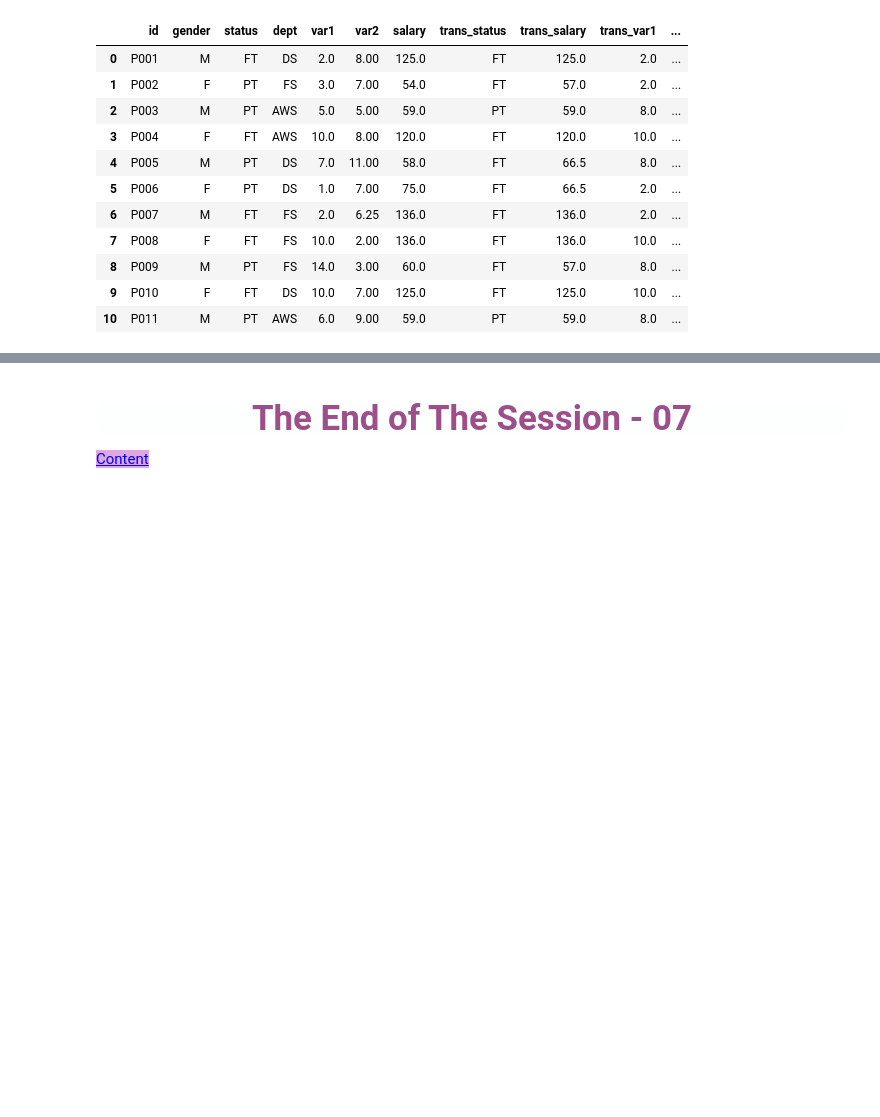
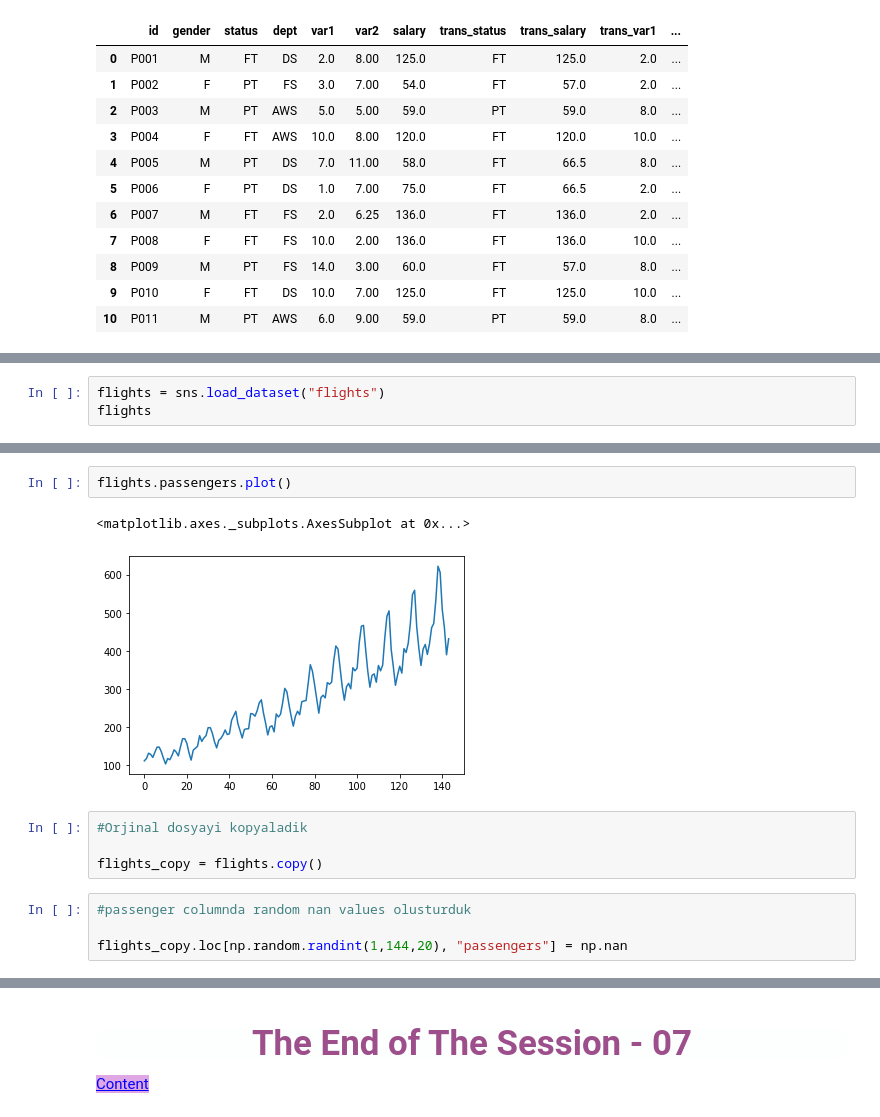
Before and after one commit to tadanur/Python-Assignments, a Jupyter notebook: DAwPy_S7_(Handling_with_Missing_Values)_student.ipynb, the cells around one changed output, grey strips where cells are left out. Drawn from its saved outputs; the diff is of its cells as text; blank space fills up the shorter version.

```diff
--- a/DAwPy_S7_(Handling_with_Missing_Values)_student.ipynb
+++ b/DAwPy_S7_(Handling_with_Missing_Values)_student.ipynb
@@ -1317,0 +1321,3 @@ Pandas **``dataframe.interpolate()``** function is basically used to fill NA val
+# %%
+flights = sns.load_dataset("flights")
+flights
@@ -1317,0 +1351,13 @@ Pandas **``dataframe.interpolate()``** function is basically used to fill NA val
+# %%
+flights.passengers.plot()
+# %% [output]
+<matplotlib.axes._subplots.AxesSubplot at 0x...>
+[figure, added]
+# %%
+#Orjinal dosyayi kopyaladik
+
+flights_copy = flights.copy()
+# %%
+#passenger columnda random nan values olusturduk
+
+flights_copy.loc[np.random.randint(1,144,20), "passengers"] = np.nan
```
Also changed, not shown: parts of 7 cells of this notebook.
